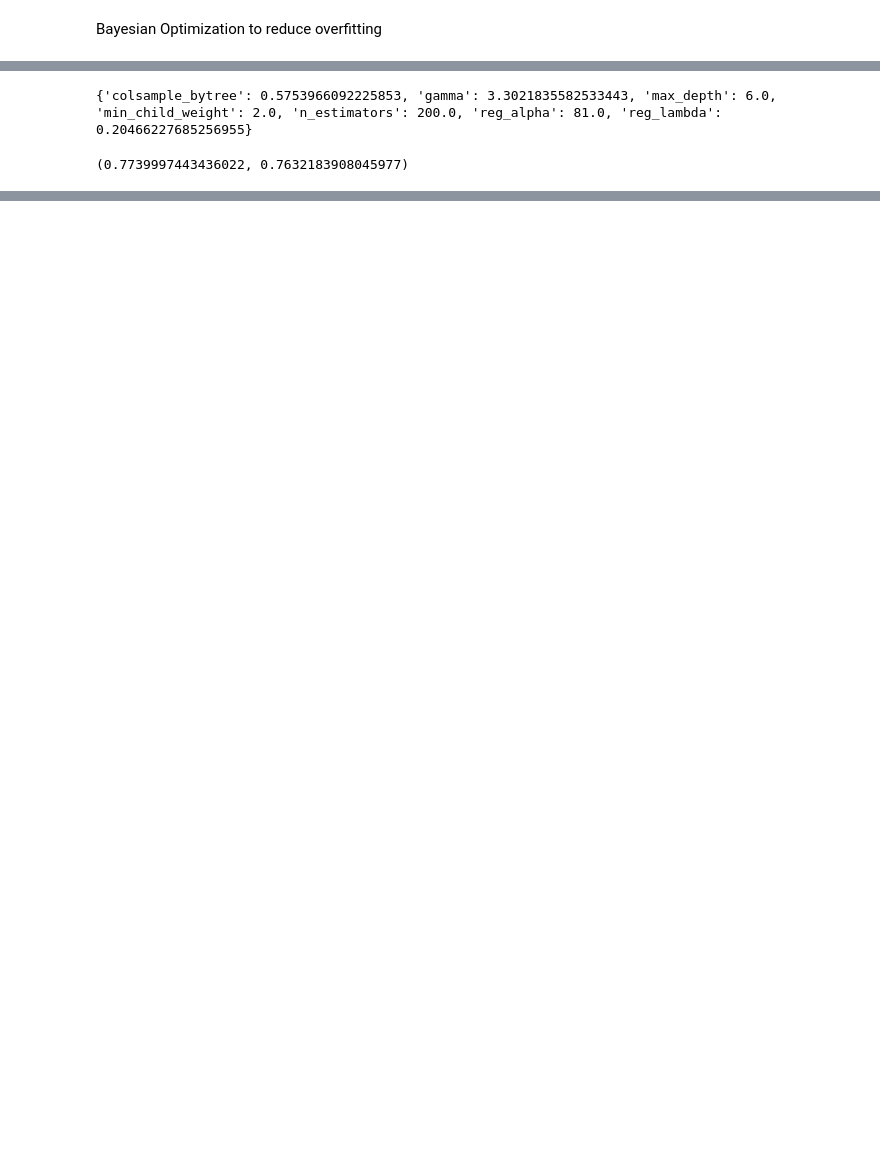
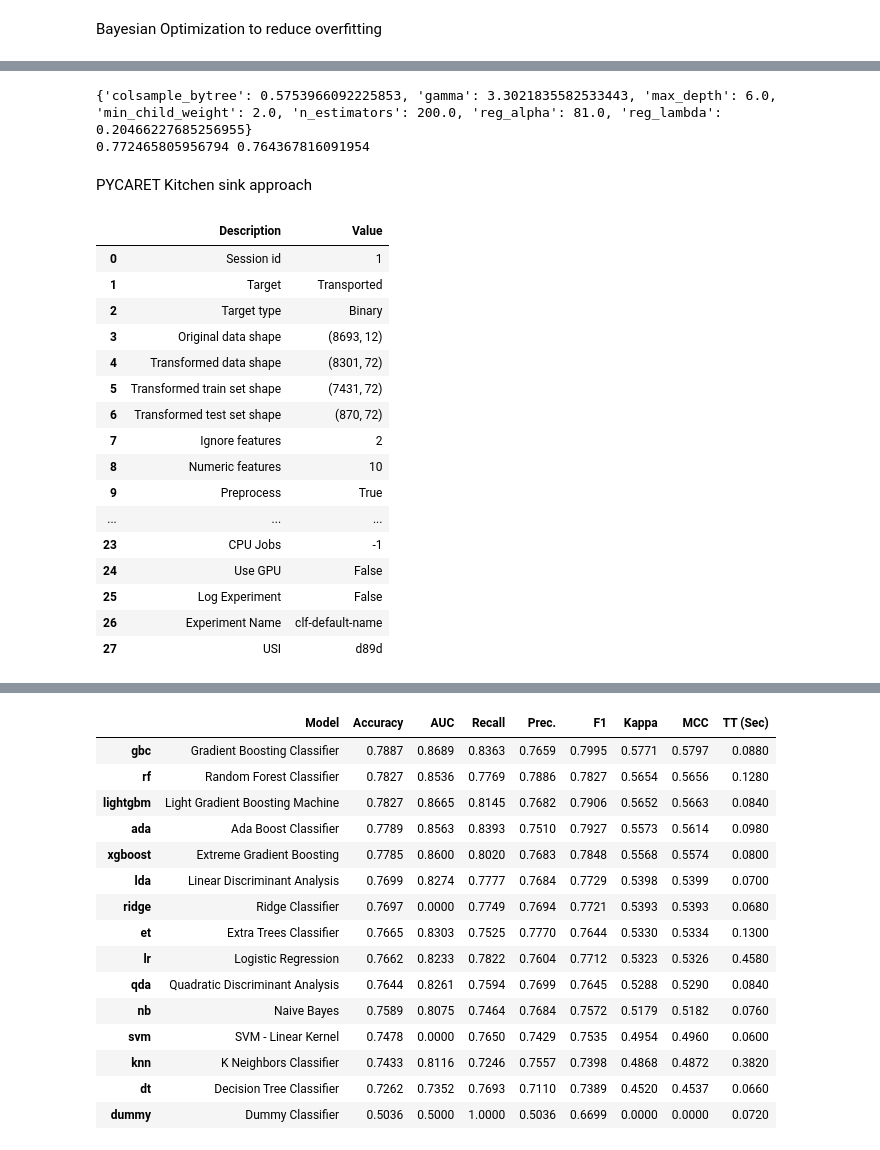
Before and after one commit to 4di03/Kaggle-Projects, a Jupyter notebook: Spaceship_Titanic/spaceship_titanic.ipynb, the cells around one changed output, grey strips where cells are left out. Cells and saved outputs as stored; diff of their text form; code cells hidden in the pictures; blank space fills up the shorter version.

```diff
--- a/Spaceship_Titanic/spaceship_titanic.ipynb
+++ b/Spaceship_Titanic/spaceship_titanic.ipynb
@@ -187,7 +199,54 @@ xgb = init_xgb_from_params(best_hyperparams)
 xgb.fit(X_train, y_train) # fit on ALL TRAIN DATA
 test_pred = xgb.predict(X_test)
 train_pred = xgb.predict(X_train)
-accuracy_score(y_train, train_pred) ,accuracy_score(y_test, test_pred)
+print(accuracy_score(y_train, train_pred) ,accuracy_score(y_test, test_pred))
+write_predictions(xgb,fp = 'submission_xgb.csv')
 # %% [output]
 {'colsample_bytree': 0.5753966092225853, 'gamma': 3.3021835582533443, 'max_depth': 6.0, 'min_child_weight': 2.0, 'n_estimators': 200.0, 'reg_alpha': 81.0, 'reg_lambda': 0.20466227685256955}
+0.772465805956794 0.764367816091954
-(0.7739997443436022, 0.7632183908045977)
+# %% [markdown]
+PYCARET Kitchen sink approach
+# %%
+s = setup(train_data,
+          target = 'Transported',
+          train_size = 0.9,
+          session_id = 1,
+          ignore_features = ['PassengerId', 'Cabin'],
+          polynomial_features=True,
+        #   bin_numeric_features=['Age', 'RoomService', 'FoodCourt', 'ShoppingMall',
+        #                         'Spa', 'VRDeck', 'GroupID', 'TotalBill', 'Cabin_num',
+        #                         'Spa_VR', 'RSVR'],
+          remove_outliers=True,
+          normalize=True,
+          fold=5,
+        #   categorical_features=['HomePlanet', 'Destination', 'Cabin_deck', 'Cabin_side', 'Spent',
+        #                         'EurMar_no_spend', 'Cryo_spend'],
+          #keep_features=['CryoSleep', 'HomePlanet'], # HomePlanet added
+          polynomial_degree=2,
+          transformation=True, # new
+          group_features=['RoomService', 'FoodCourt', 'ShoppingMall',
+                                'Spa', 'VRDeck']
+                                )
+
+# top 3 models based on accuracy
+
+
+base_model = compare_models(sort='Accuracy', fold=5)
+# %% [output]
+|  | Description | Value |
+| 0 | Session id | 1 |
+| 1 | Target | Transported |
+| 2 | Target type | Binary |
+| 3 | Original data shape | (8693, 12) |
+| 4 | Transformed data shape | (8301, 72) |
+| 5 | Transformed train set shape | (7431, 72) |
+| 6 | Transformed test set shape | (870, 72) |
+| 7 | Ignore features | 2 |
+| 8 | Numeric features | 10 |
+| 9 | Preprocess | True |
+| ... | ... | ... |
+| 23 | CPU Jobs | -1 |
+| 24 | Use GPU | False |
+| 25 | Log Experiment | False |
+| 26 | Experiment Name | clf-default-name |
+| 27 | USI | d89d |
@@ -193,0 +254,16 @@ accuracy_score(y_train, train_pred) ,accuracy_score(y_test, test_pred)
+|  | Model | Accuracy | AUC | Recall | Prec. | F1 | Kappa | MCC | TT (Sec) |
+| gbc | Gradient Boosting Classifier | 0.7887 | 0.8689 | 0.8363 | 0.7659 | 0.7995 | 0.5771 | 0.5797 | 0.0880 |
+| rf | Random Forest Classifier | 0.7827 | 0.8536 | 0.7769 | 0.7886 | 0.7827 | 0.5654 | 0.5656 | 0.1280 |
+| lightgbm | Light Gradient Boosting Machine | 0.7827 | 0.8665 | 0.8145 | 0.7682 | 0.7906 | 0.5652 | 0.5663 | 0.0840 |
+| ada | Ada Boost Classifier | 0.7789 | 0.8563 | 0.8393 | 0.7510 | 0.7927 | 0.5573 | 0.5614 | 0.0980 |
+| xgboost | Extreme Gradient Boosting | 0.7785 | 0.8600 | 0.8020 | 0.7683 | 0.7848 | 0.5568 | 0.5574 | 0.0800 |
+| lda | Linear Discriminant Analysis | 0.7699 | 0.8274 | 0.7777 | 0.7684 | 0.7729 | 0.5398 | 0.5399 | 0.0700 |
+| ridge | Ridge Classifier | 0.7697 | 0.0000 | 0.7749 | 0.7694 | 0.7721 | 0.5393 | 0.5393 | 0.0680 |
+| et | Extra Trees Classifier | 0.7665 | 0.8303 | 0.7525 | 0.7770 | 0.7644 | 0.5330 | 0.5334 | 0.1300 |
+| lr | Logistic Regression | 0.7662 | 0.8233 | 0.7822 | 0.7604 | 0.7712 | 0.5323 | 0.5326 | 0.4580 |
+| qda | Quadratic Discriminant Analysis | 0.7644 | 0.8261 | 0.7594 | 0.7699 | 0.7645 | 0.5288 | 0.5290 | 0.0840 |
+| nb | Naive Bayes | 0.7589 | 0.8075 | 0.7464 | 0.7684 | 0.7572 | 0.5179 | 0.5182 | 0.0760 |
+| svm | SVM - Linear Kernel | 0.7478 | 0.0000 | 0.7650 | 0.7429 | 0.7535 | 0.4954 | 0.4960 | 0.0600 |
+| knn | K Neighbors Classifier | 0.7433 | 0.8116 | 0.7246 | 0.7557 | 0.7398 | 0.4868 | 0.4872 | 0.3820 |
+| dt | Decision Tree Classifier | 0.7262 | 0.7352 | 0.7693 | 0.7110 | 0.7389 | 0.4520 | 0.4537 | 0.0660 |
+| dummy | Dummy Classifier | 0.5036 | 0.5000 | 1.0000 | 0.5036 | 0.6699 | 0.0000 | 0.0000 | 0.0720 |
```
Also changed, not shown: parts of 15 cells of this notebook, 9 other files.
